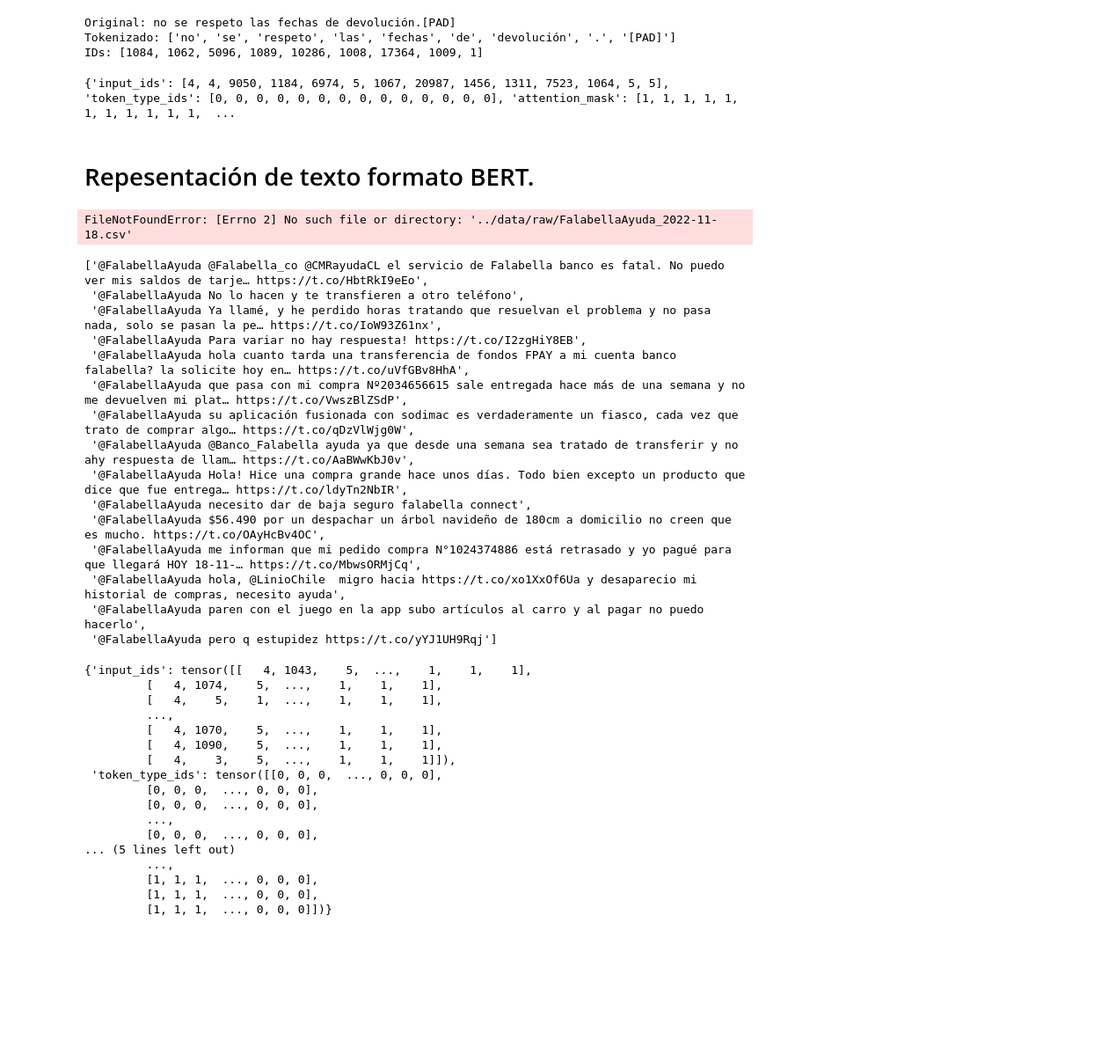
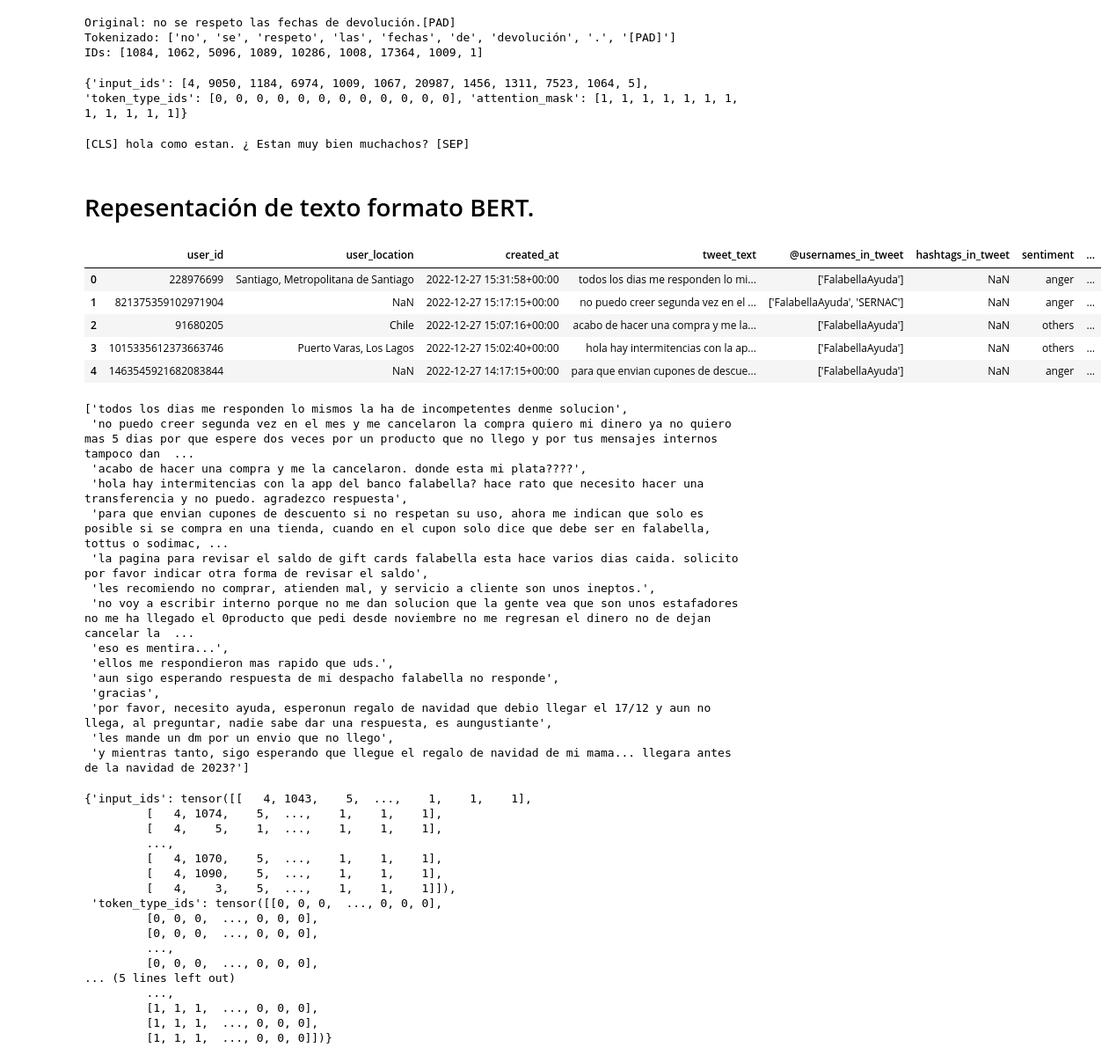
Before and after one commit to jpnahuelpan/TT-Pregrado, a Jupyter notebook: notebooks/preliminares.ipynb, the cells around one changed output. Shown at 88% size. Cells and saved outputs as stored; diff of their text form; code cells hidden in the pictures; blank space fills up the shorter version.

```diff
--- a/notebooks/preliminares.ipynb
+++ b/notebooks/preliminares.ipynb
@@ -24,17 +24,26 @@ Original: no se respeto las fechas de devolución.[PAD]
 Tokenizado: ['no', 'se', 'respeto', 'las', 'fechas', 'de', 'devolución', '.', '[PAD]']
 IDs: [1084, 1062, 5096, 1089, 10286, 1008, 17364, 1009, 1]
 # %%
-encoded = tokenizer_español("[CLS]hola como estan[SEP]¿Estan muy bien muchachos?[SEP]")
+encoded = tokenizer_español("hola como estan. ¿Estan muy bien muchachos?")
 encoded
 # %% [output]
-{'input_ids': [4, 4, 9050, 1184, 6974, 5, 1067, 20987, 1456, 1311, 7523, 1064, 5, 5], 'token_type_ids': [0, 0, 0, 0, 0, 0, 0, 0, 0, 0, 0, 0, 0, 0], 'attention_mask': [1, 1, 1, 1, 1, 1, 1, 1, 1, 1, 1,  ...
+{'input_ids': [4, 9050, 1184, 6974, 1009, 1067, 20987, 1456, 1311, 7523, 1064, 5], 'token_type_ids': [0, 0, 0, 0, 0, 0, 0, 0, 0, 0, 0, 0], 'attention_mask': [1, 1, 1, 1, 1, 1, 1, 1, 1, 1, 1, 1]}
+# %%
+print(tokenizer_español.decode(encoded['input_ids']))
+# %% [output]
+[CLS] hola como estan. ¿ Estan muy bien muchachos? [SEP]
 # %% [markdown]
 # Repesentación de texto formato BERT.
 # %%
-df = pd.read_csv("../data/raw/FalabellaAyuda_2022-11-18.csv")
+df = pd.read_csv("../data/processed/FalabellaAyuda_2022-12-27.csv")
 df.head()
 # %% [output]
-FileNotFoundError: [Errno 2] No such file or directory: '../data/raw/FalabellaAyuda_2022-11-18.csv'
+|  | user_id | user_location | created_at | tweet_text | @usernames_in_tweet | hashtags_in_tweet | sentiment | ... |
+| 0 | 228976699 | Santiago, Metropolitana de Santiago | 2022-12-27 15:31:58+00:00 | todos los dias me responden lo mi... | ['FalabellaAyuda'] | NaN | anger | ... |
+| 1 | 821375359102971904 | NaN | 2022-12-27 15:17:15+00:00 | no puedo creer segunda vez en el ... | ['FalabellaAyuda', 'SERNAC'] | NaN | anger | ... |
+| 2 | 91680205 | Chile | 2022-12-27 15:07:16+00:00 | acabo de hacer una compra y me la... | ['FalabellaAyuda'] | NaN | others | ... |
+| 3 | 1015335612373663746 | Puerto Varas, Los Lagos | 2022-12-27 15:02:40+00:00 | hola hay intermitencias con la ap... | ['FalabellaAyuda'] | NaN | others | ... |
+| 4 | 1463545921682083844 | NaN | 2022-12-27 14:17:15+00:00 | para que envian cupones de descue... | ['FalabellaAyuda'] | NaN | anger | ... |
 # %%
 texts = df["tweet_text"].head(15)
 data = []
@@ -42,21 +51,21 @@ for text in texts:
     data.append(text)
 data
 # %% [output]
-['@FalabellaAyuda @Falabella_co @CMRayudaCL el servicio de Falabella banco es fatal. No puedo ver mis saldos de tarje… https://t.co/HbtRkI9eEo',
- '@FalabellaAyuda No lo hacen y te transfieren a otro teléfono',
- '@FalabellaAyuda Ya llamé, y he perdido horas tratando que resuelvan el problema y no pasa nada, solo se pasan la pe… https://t.co/IoW93Z61nx',
- '@FalabellaAyuda Para variar no hay respuesta! https://t.co/I2zgHiY8EB',
- '@FalabellaAyuda hola cuanto tarda una transferencia de fondos FPAY a mi cuenta banco falabella? la solicite hoy en… https://t.co/uVfGBv8HhA',
- '@FalabellaAyuda que pasa con mi compra Nº2034656615 sale entregada hace más de una semana y no me devuelven mi plat… https://t.co/VwszBlZSdP',
- '@FalabellaAyuda su aplicación fusionada con sodimac es verdaderamente un fiasco, cada vez que trato de comprar algo… https://t.co/qDzVlWjg0W',
- '@FalabellaAyuda @Banco_Falabella ayuda ya que desde una semana sea tratado de transferir y no ahy respuesta de llam… https://t.co/AaBWwKbJ0v',
- '@FalabellaAyuda Hola! Hice una compra grande hace unos días. Todo bien excepto un producto que dice que fue entrega… https://t.co/ldyTn2NbIR',
- '@FalabellaAyuda necesito dar de baja seguro falabella connect',
- '@FalabellaAyuda $56.490 por un despachar un árbol navideño de 180cm a domicilio no creen que es mucho. https://t.co/OAyHcBv4OC',
- '@FalabellaAyuda me informan que mi pedido compra N°1024374886 está retrasado y yo pagué para que llegará HOY 18-11-… https://t.co/MbwsORMjCq',
- '@FalabellaAyuda hola, @LinioChile  migro hacia https://t.co/xo1XxOf6Ua y desaparecio mi historial de compras, necesito ayuda',
- '@FalabellaAyuda paren con el juego en la app subo artículos al carro y al pagar no puedo hacerlo',
- '@FalabellaAyuda pero q estupidez https://t.co/yYJ1UH9Rqj']
+['todos los dias me responden lo mismos la ha de incompetentes denme solucion',
+ 'no puedo creer segunda vez en el mes y me cancelaron la compra quiero mi dinero ya no quiero mas 5 dias por que espere dos veces por un producto que no llego y por tus mensajes internos tampoco dan  ...
+ 'acabo de hacer una compra y me la cancelaron. donde esta mi plata????',
+ 'hola hay intermitencias con la app del banco falabella? hace rato que necesito hacer una transferencia y no puedo. agradezco respuesta',
+ 'para que envian cupones de descuento si no respetan su uso, ahora me indican que solo es posible si se compra en una tienda, cuando en el cupon solo dice que debe ser en falabella, tottus o sodimac, ...
+ 'la pagina para revisar el saldo de gift cards falabella esta hace varios dias caida. solicito por favor indicar otra forma de revisar el saldo',
+ 'les recomiendo no comprar, atienden mal, y servicio a cliente son unos ineptos.',
+ 'no voy a escribir interno porque no me dan solucion que la gente vea que son unos estafadores no me ha llegado el 0producto que pedi desde noviembre no me regresan el dinero no de dejan cancelar la  ...
+ 'eso es mentira...',
+ 'ellos me respondieron mas rapido que uds.',
+ 'aun sigo esperando respuesta de mi despacho falabella no responde',
+ 'gracias',
+ 'por favor, necesito ayuda, esperonun regalo de navidad que debio llegar el 17/12 y aun no llega, al preguntar, nadie sabe dar una respuesta, es aungustiante',
+ 'les mande un dm por un envio que no llego',
+ 'y mientras tanto, sigo esperando que llegue el regalo de navidad de mi mama... llegara antes de la navidad de 2023?']
 # %%
 def bert_encoder(texts, tokenizer, max_length_text=140):
     """ Genera las entradas para el modelo BERT.
```
Also changed, not shown: parts of 18 cells of this notebook, 4 other files.
